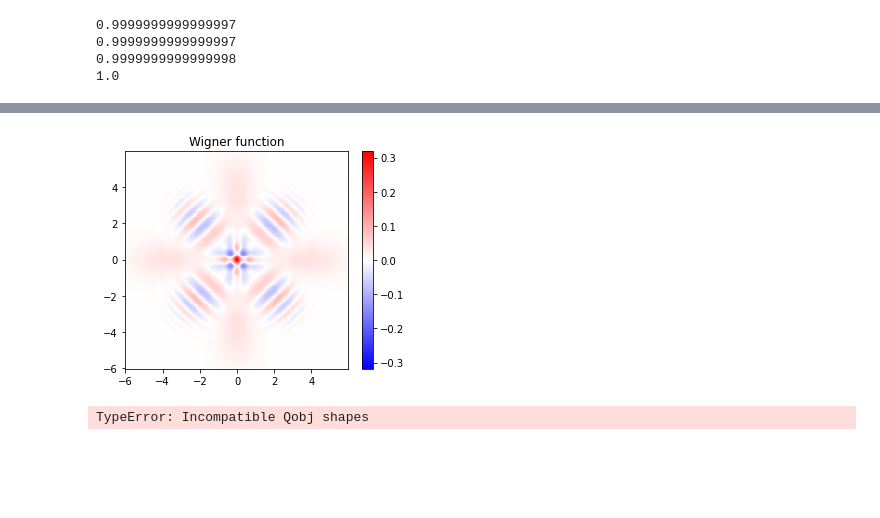
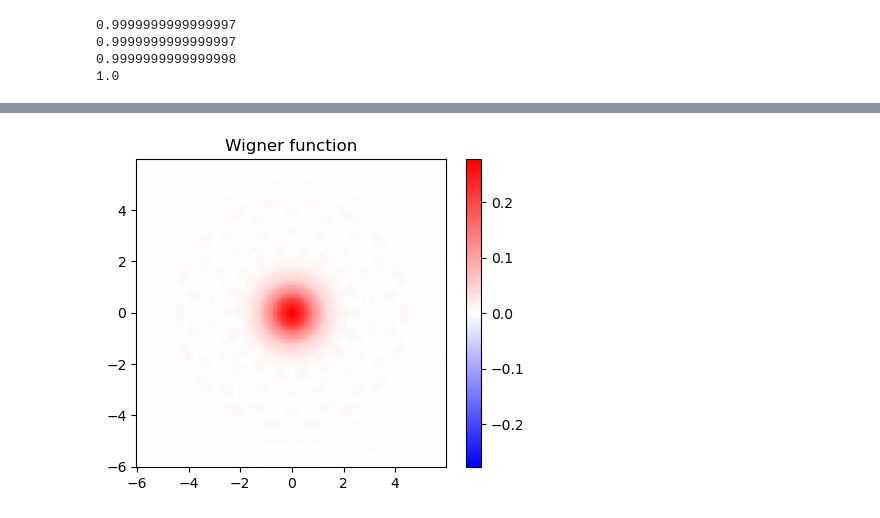
Before and after one commit to billymat/RSBC-Error-Correction-main, a Jupyter notebook: testing_multi_mode.ipynb, the cells around one changed output, grey strips where cells are left out. Cells and saved outputs as stored; diff of their text form; code cells hidden in the pictures; blank space fills up the shorter version.

```diff
--- a/testing_multi_mode.ipynb
+++ b/testing_multi_mode.ipynb
@@ -8,7 +8,8 @@ import matplotlib.colors as colors
 # %% [markdown]
 ### State Parameters
 # %%
-boson_dim = 6
+#I increased the cutoff to check everything is ok
+boson_dim = 10
 lower_fock = 0
 upper_fock = 4
 
@@ -128,7 +129,11 @@ def logical_decay(initial_state, time_steps, delta_t, heating_rate, rounds_per_c
     fidelity_array = [fidelity(psi,psi0)**2]
 
 
-    for x in range(time_steps):
+    for x in range(1, time_steps+1):
+
+
+        if x % 100 == 0:
+             print(x)
 
         H = 0* tensor(identity(boson_dim),a.dag() *a) + 0* tensor(a.dag() *a,identity(boson_dim))
 
@@ -149,17 +154,18 @@ def logical_decay(initial_state, time_steps, delta_t, heating_rate, rounds_per_c
             alpha = np.random.normal(0, disp_kick) *np.exp( 1.j * np.random.uniform(0, 2*np.pi))
             beta = np.random.normal(0, disp_kick) *np.exp( 1.j * np.random.uniform(0, 2*np.pi))
 
-            D = tensor(identity(boson_dim),displace(boson_dim, alpha))
-            D = tensor(displace(boson_dim, beta),identity(boson_dim))
+            D1 = tensor(identity(boson_dim),displace(boson_dim, alpha))
+            D2 = tensor(displace(boson_dim, beta),identity(boson_dim))
 
-            psi = D * psi * D.dag()
+
+            psi = 1/2 *(D1 * psi * D1.dag() + D2 * psi * D2.dag())
 
 
 
         fidelity_array.append(fidelity(psi0, psi)**2)
 
     time_array = delta_t * np.linspace(0,1*time_steps,time_steps+1)
-    return fidelity_array, time_array
+    return fidelity_array, time_array, psi
 
 
 rounds_per_correction = 7
@@ -172,6 +178,6 @@ initial_state = logical_plus
 time_steps = 1000
 disp_kick = 0.033
 
-fidelity_array_corrected, time_array_corrected = logical_decay(initial_state, time_steps, delta_t, heating_rate, rounds_per_correction,disp_kick)
+fidelity_array_corrected, time_array_corrected, psi_corrected = logical_decay(initial_state, time_steps, delta_t, heating_rate, rounds_per_correction,disp_kick)
 
-fidelity_array_uncorrected, time_array_uncorrected = logical_decay(initial_state, time_steps, delta_t, heating_rate, rounds_per_correction*1000, disp_kick)
+fidelity_array_uncorrected, time_array_uncorrected, psi_uncorrected = logical_decay(initial_state, time_steps, delta_t, heating_rate, rounds_per_correction*1000, disp_kick)
@@ -202,59 +247,21 @@ ValueError: incompatible dimensions [8] and [8, 8]
 # %%
 
 plt.figure(figsize=(5,4))
 
 xvec = np.arange(-6, 6, 10.0 / 200)
 yvec = xvec
 
 X, Y = np.meshgrid(xvec, yvec)
 
-diss_state = psi
+diss_state = psi_corrected
 
 W = wigner(diss_state,xvec,yvec)
 
 norm = colors.CenteredNorm( vcenter=0)
 
 plt.pcolormesh(X, Y, W, cmap = 'bwr',  norm=norm)
 plt.colorbar();
 plt.title('Wigner function')
 plt.show()
 # %% [output]
-[figure, old version]
+[figure, new version]
-# %%
-
-
-'''psi0 = logical0
-psi = ket2dm(psi0)
-range_epsilon = np.linspace(-1, 1, 400)
-for x in range_epsilon:
-    coupled_Z = tensor(sigmay(), x * ln_Z).expm()
-    psi = stab_rounds(psi, 1, coupled_S_l, coupled_Z)
-    print(x, fidelity(psi, logical0))'''
-
-
-
-
-psi0 = logical0
-psi = ket2dm(psi0)
-fidelity_array_2 = [1]
-S_l_array_2 = [expect(S_l, psi0).real]
-time_array = delta_t * np.arange(31)
-
-for x in range(400):
-    times = np.linspace(0.0, delta_t, 200)
-    result = mesolve(H, psi, times, [np.sqrt(0.001) * a, np.sqrt(0.018) * a.dag() * a])
-
-    psi = result.states[-1]
-    #psi = stab_rounds(psi, 1, coupled_S_l, coupled_Z)
-    if x % 2 == 0:
-        alpha = np.random.normal(0, 0.01) + 1.j * np.random.uniform(0, 0.01)
-        D = displace(cutoff, alpha)
-        psi = D * psi * D.dag()
-
-    S_l_array_2.append(expect(S_l, psi).real)
-    fidelity_array_2.append(fidelity(psi0, psi))
-
-print(S_l_array_2)
-print(fidelity_array_2)
-# %% [output]
-TypeError: Incompatible Qobj shapes
```
Also changed, not shown: parts of 6 cells of this notebook, 1 other file.
